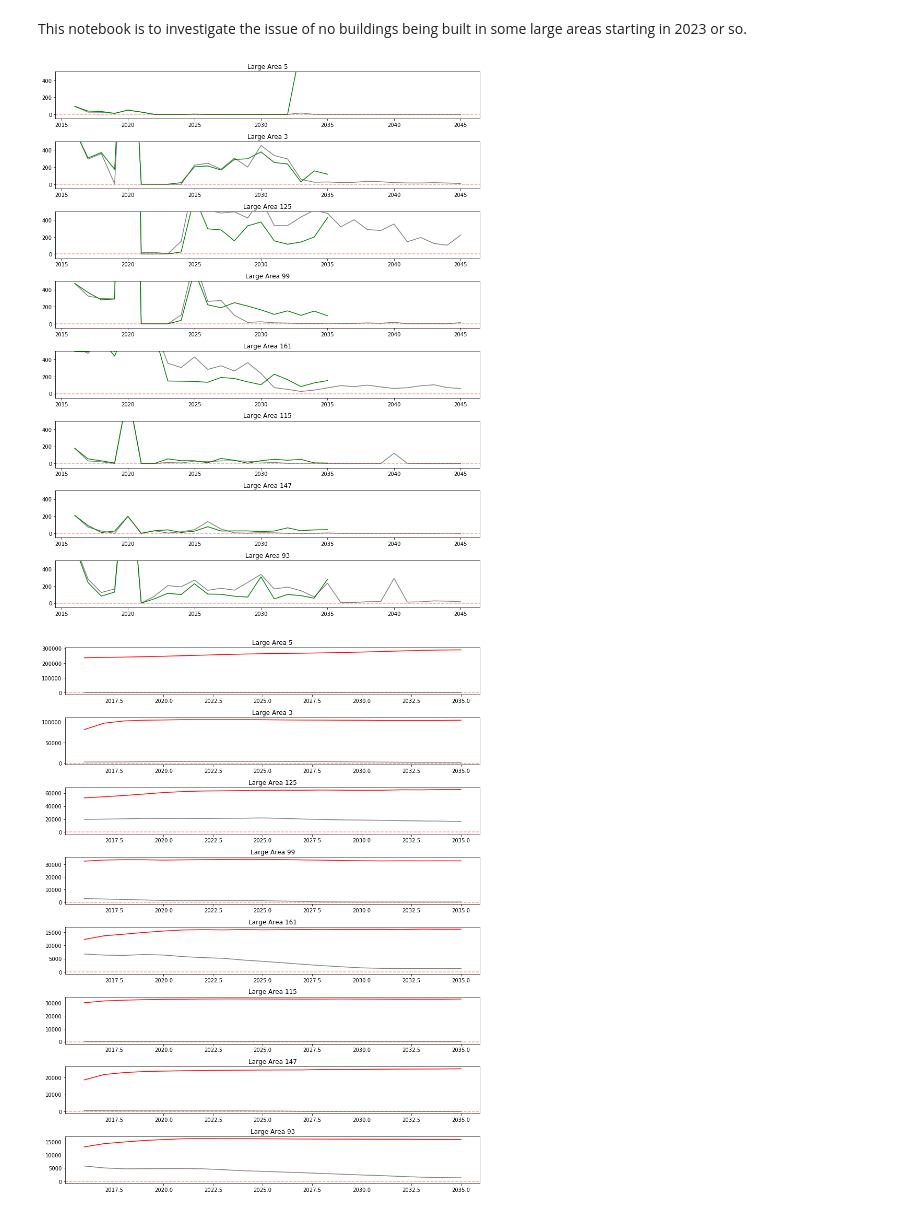
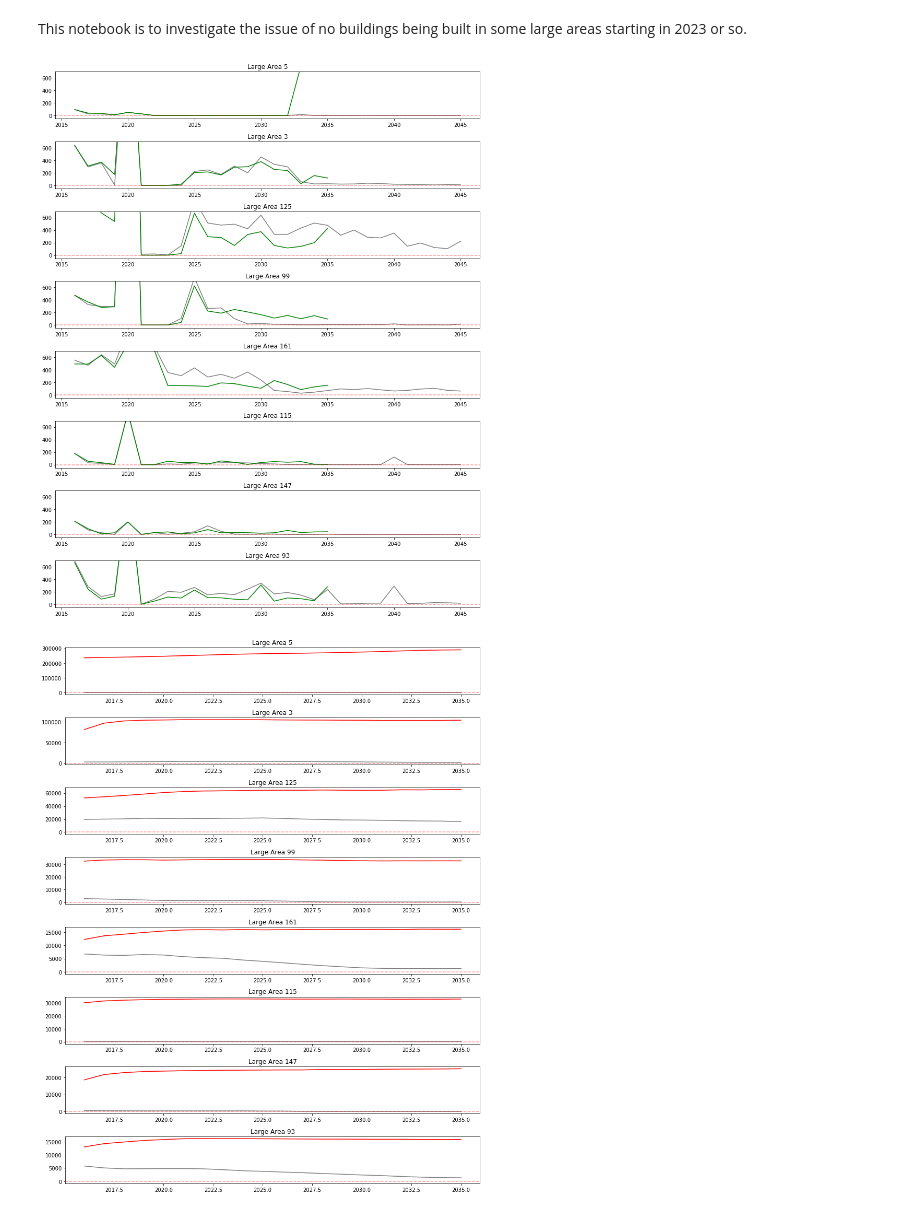
Before and after one commit to pksohn/semcog_urbansim, a Jupyter notebook: notebooks/ps_late_year_supply_run29_to_37.ipynb, the cells around one changed output. Saved outputs shown, nothing was run; the diff lists cells and outputs as text; code cells hidden in the pictures.

```diff
--- a/notebooks/ps_late_year_supply_run29_to_37.ipynb
+++ b/notebooks/ps_late_year_supply_run29_to_37.ipynb
@@ -14,20 +14,20 @@ total1 = pd.read_csv('run37_total.csv', index_col=0)
 # %%
 figure, axes_list = plt.subplots(len(total0), 1, figsize=(12, 15))
 for i, ax in enumerate(axes_list):
 
     row = total0.fillna(0).iloc[i]
     ax.plot(row.index, row.values, color='gray')
 
     row1 = total1.fillna(0).iloc[i]
     ax.plot(row1.index, row1.values, color='green')
 
     ax.set_title('Large Area {}'.format(row.name))
     ax.axhline(y=0, color='red', alpha=0.4, linestyle='dashed')
-    ax.set_ylim(bottom=-50, top=500)
+    ax.set_ylim(bottom=-50, top=700)
 
 figure.tight_layout()
 # %% [output]
-[figure, old version]
+[figure, new version]
 # %%
 # CHECK LENGTH OF FEASIBILITY TABLE
 # This would tell us whether zoning is preventing development
```
Also changed, not shown: 3 other files.
